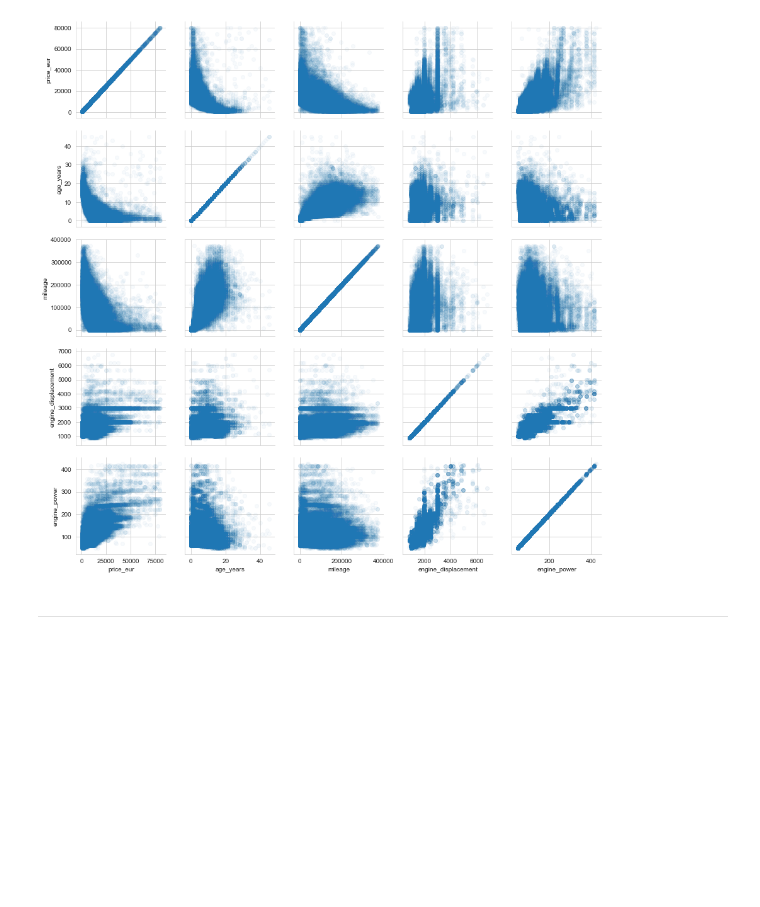
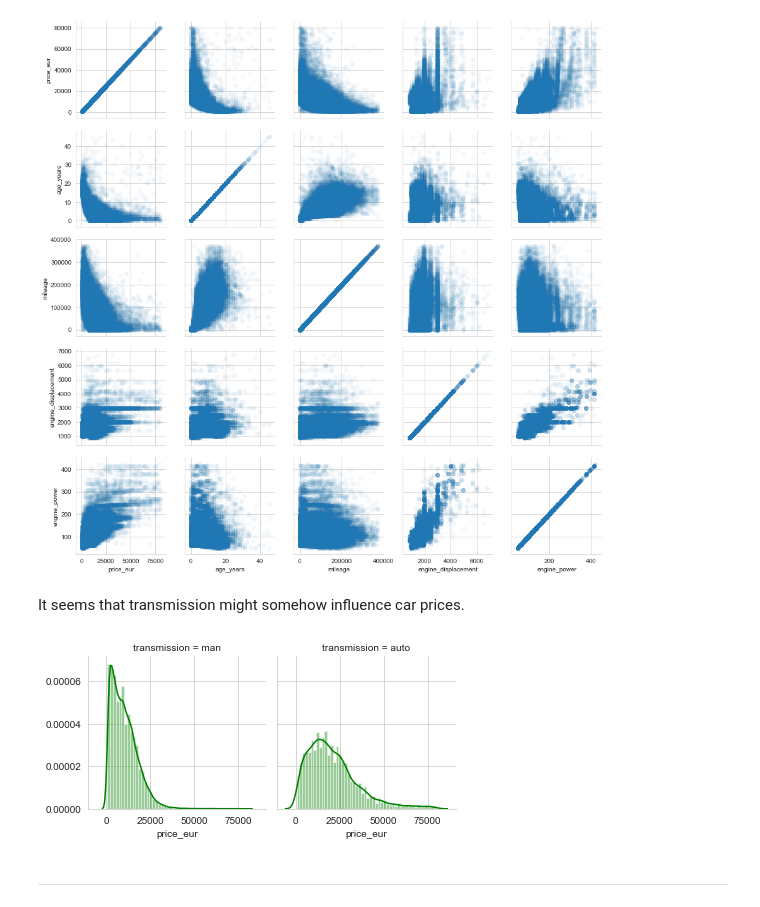
Before and after one commit to michalpiotrowicz/Bootcamp_project, a Jupyter notebook: My_Bootcamp_Project.ipynb, the cells around one changed output. Saved outputs shown, nothing was run; the diff lists cells and outputs as text; code cells hidden in the pictures; blank space fills up the shorter version.

```diff
--- a/My_Bootcamp_Project.ipynb
+++ b/My_Bootcamp_Project.ipynb
@@ -376,10 +370,14 @@ graph.map(plt.scatter, alpha=0.03)
 plt.show()
 # %% [output]
 [figure]
+# %% [markdown]
+It seems that transmission might somehow influence car prices.
 # %%
-graph = sns.FacetGrid(data=df,col='engine_displacement')
-graph.map(sns.distplot, 'total_price', color='green')
+g = sns.FacetGrid(data=df,col='transmission')
+g.map(sns.distplot, 'price_eur', color='green')
 plt.show()
+# %% [output]
+[figure, added]
 # %% [markdown]
 *************************
 # %% [markdown]
```
Also changed, not shown: parts of 69 cells of this notebook.
